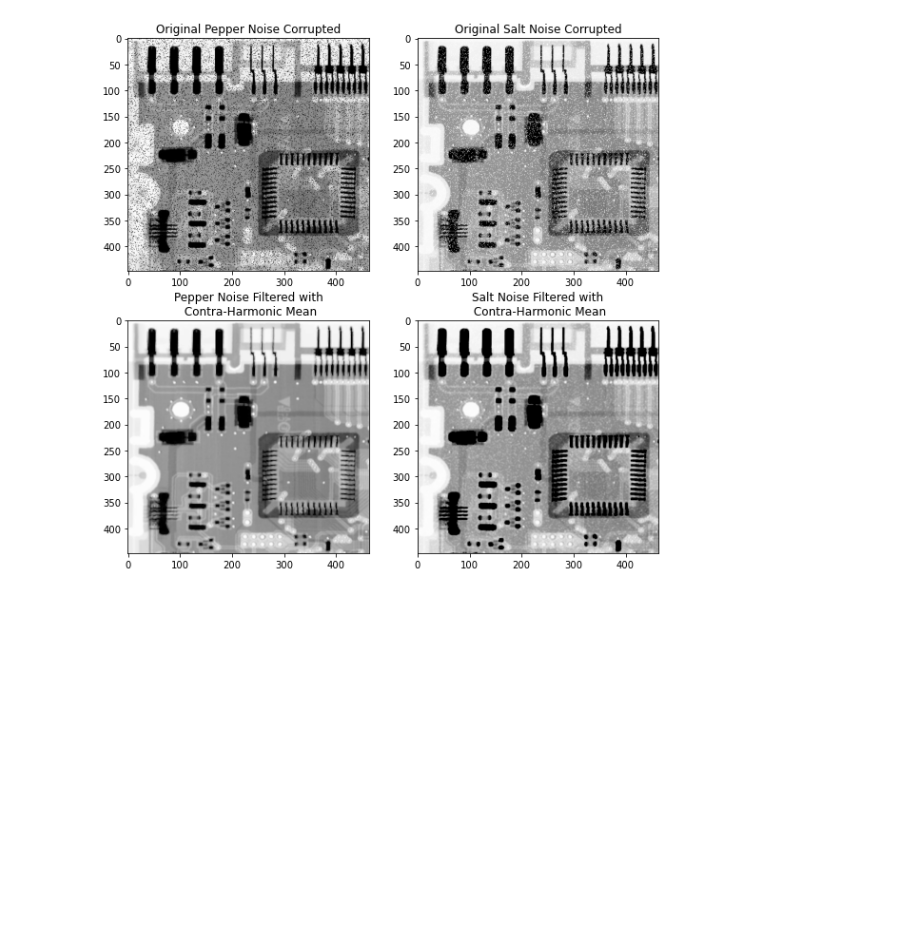
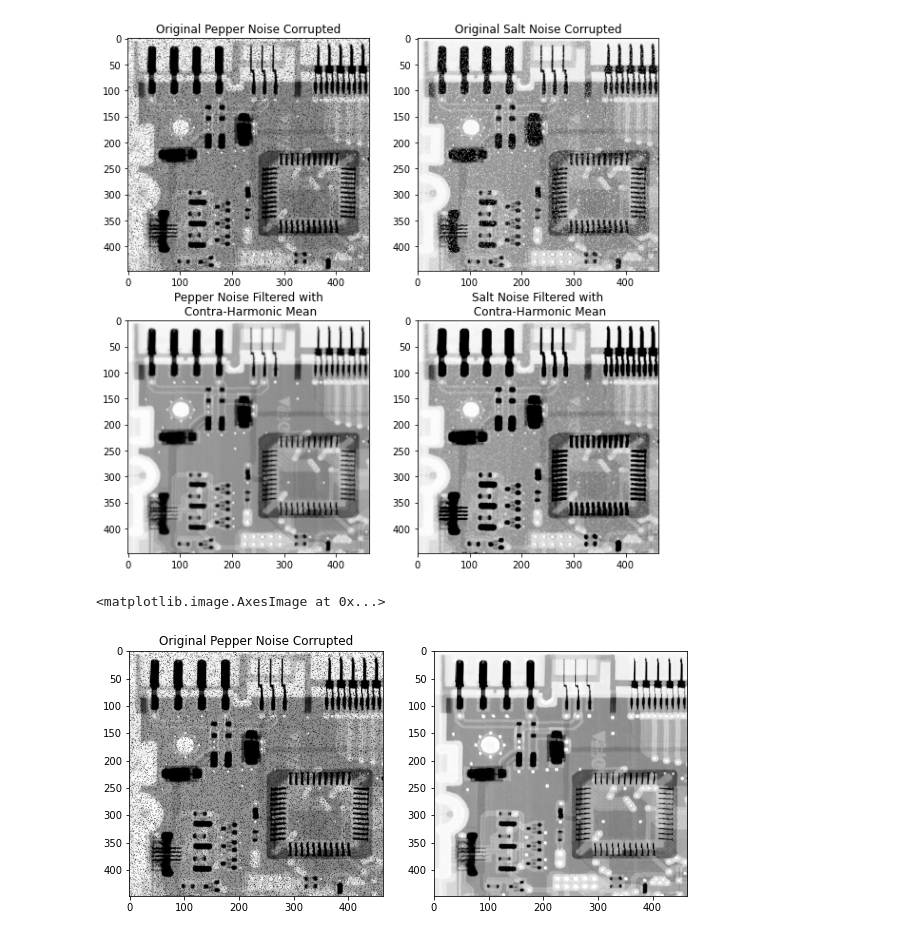
Before and after one commit to ecolon08/Digital-Image-Processing, a Jupyter notebook: Img_Restoration_Reconstruction/ec_dip_restor_recons_01.ipynb, the cells around one changed output. Cells and saved outputs as stored; diff of their text form; code cells hidden in the pictures; blank space fills up the shorter version.

Commit message:
Add max and min non-local noise filtering

```diff
--- a/Img_Restoration_Reconstruction/ec_dip_restor_recons_01.ipynb
+++ b/Img_Restoration_Reconstruction/ec_dip_restor_recons_01.ipynb
@@ -259,3 +259,19 @@ ax_ckt_contra_harm_mean[3].set_title("Salt Noise Filtered with\n Contra-Harmonic
 # %% [output]
 Text(0.5, 1.0, 'Salt Noise Filtered with\n Contra-Harmonic Mean')
 [figure]
+# %%
+# test maximum filter
+img_ckt_pepper_max_flt = ec_img_utils.spatial_fitler(img_ckt_pepper, {"type": "max", "q": 0.75})
+
+fig_ckt_max, ax_ckt_max = plt.subplots(1, 2, figsize=(10, 10))
+ax_ckt_max = ax_ckt_max.ravel()
+
+# display original image
+ax_ckt_max[0].imshow(img_ckt_pepper, cmap='gray')
+ax_ckt_max[0].set_title("Original Pepper Noise Corrupted")
+
+# display non-local max filter
+ax_ckt_max[1].imshow(img_ckt_pepper_max_flt, cmap='gray')
+# %% [output]
+<matplotlib.image.AxesImage at 0x...>
+[figure, added]
```
Also changed, not shown: parts of 3 cells of this notebook.
